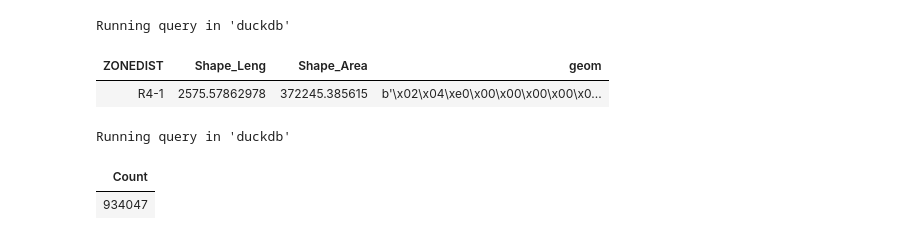
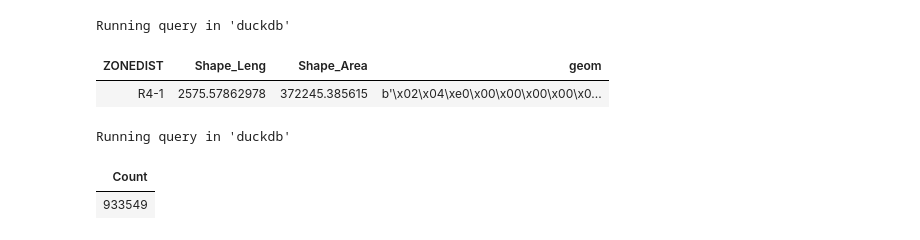
Before and after one commit to SPTKL/experiment-pluto-in-duckdb, a Jupyter notebook: duckdb.ipynb, the cells around one changed output. Drawn from its saved outputs; the diff is of its cells as text; code cells hidden in the pictures.

```diff
--- a/duckdb.ipynb
+++ b/duckdb.ipynb
@@ -43,29 +41,37 @@ Running query in 'duckdb'
 | R4-1 | 2575.57862978 | 372245.385615 | b'\x02\x04\xe0\x00\x00\x00\x00\x0... |
 # %%
 %%sql
-CREATE TABLE lotzoneper AS
+CREATE OR REPLACE TABLE lotzoneper AS
+WITH pluto AS (
+    select bbl, st_transform(geom, 'EPSG:2263', 'EPSG:4326') geom
+    from './pluto/MapPLUTO_UNCLIPPED.shp'
+)
+, zoningdistricts AS (
+    select zonedist, st_transform(geom, 'EPSG:2263', 'EPSG:4326') geom
+    from './zoning/nycgiszoningfeatures_202309shp/nyzd.shp'
+)
 SELECT
     p.bbl,
     n.zonedist,
     SUM(ST_AREA(
         CASE
             WHEN ST_COVEREDBY(p.geom, n.geom) THEN p.geom
             ELSE ST_INTERSECTION(p.geom, n.geom)
         END
     )) AS segbblgeom,
     SUM(ST_AREA(
         CASE
             WHEN ST_COVEREDBY(n.geom, p.geom) THEN n.geom
             ELSE ST_INTERSECTION(n.geom, p.geom)
         END
     )) AS segzonegeom,
     SUM(ST_AREA(p.geom)) AS allbblgeom,
     SUM(ST_AREA(n.geom)) AS allzonegeom
-FROM './pluto/MapPLUTO_UNCLIPPED.shp' AS p
-INNER JOIN './zoning/nycgiszoningfeatures_202309shp/nyzd.shp' AS n
+FROM pluto AS p
+INNER JOIN zoningdistricts AS n
     ON ST_INTERSECTS(p.geom, n.geom)
 GROUP BY ALL
 # %% [output]
 Running query in 'duckdb'
 | Count |
-| 934047 |
+| 933549 |
```
Also changed, not shown: parts of 1 cell of this notebook, 2 other files.
